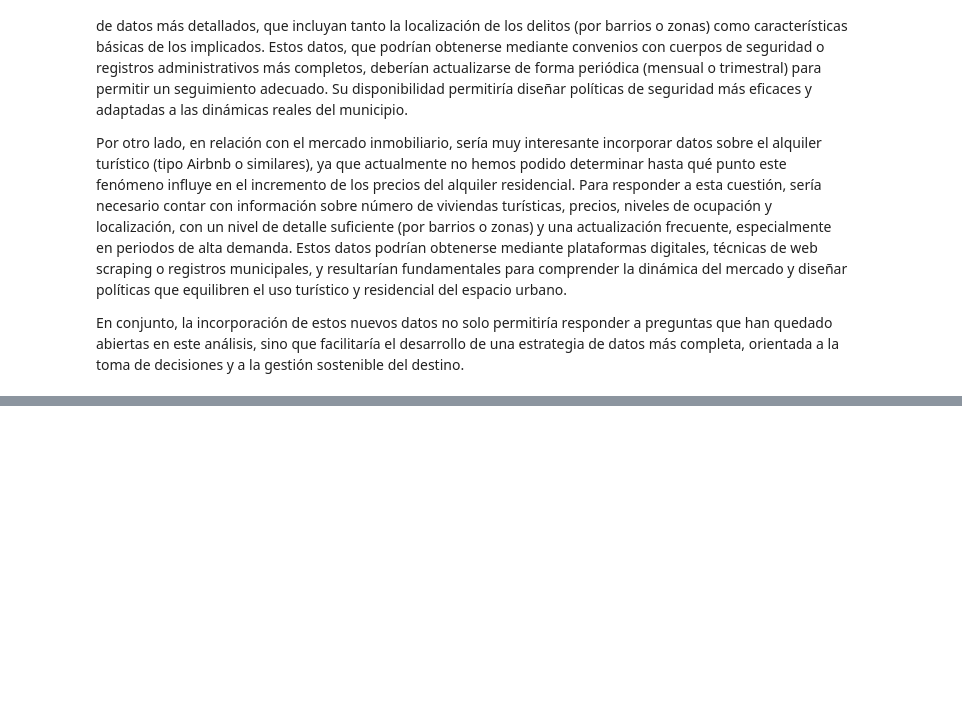
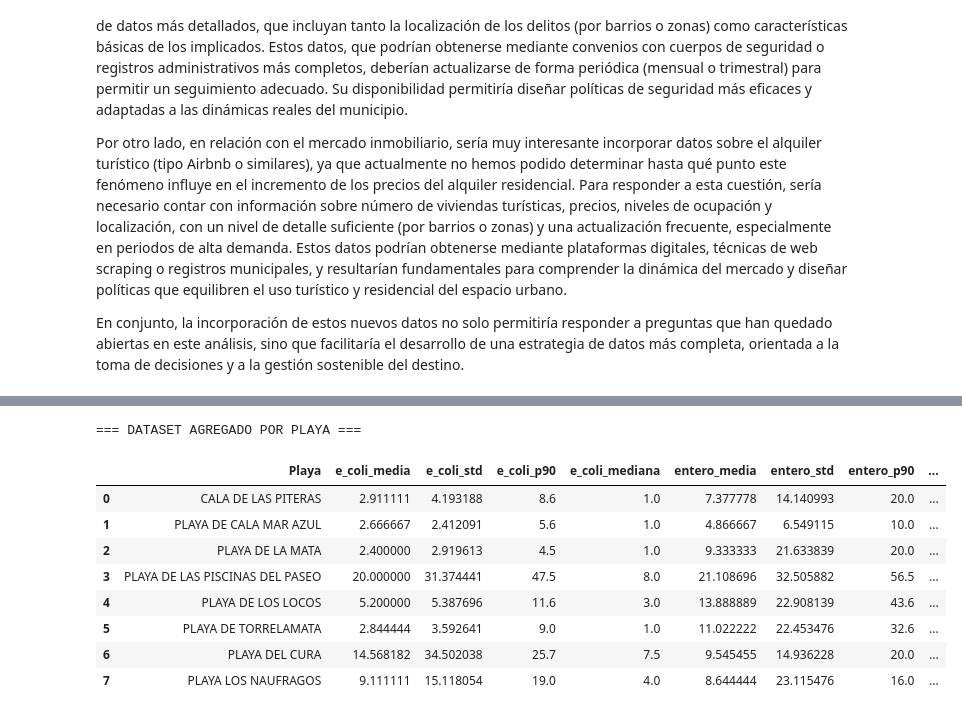
Before and after one commit to MalenaSancho/Turismo-Mineria-Datos, a Jupyter notebook: RETOS/RETO_4.ipynb, the cells around one changed output, grey strips where cells are left out. Cells and saved outputs as stored; diff of their text form; code cells hidden in the pictures; blank space fills up the shorter version.

Commit message:
Subido reto 4 completo y estructura de las carpetas mejorada (división de datasets y de retos)

```diff
--- a/RETOS/RETO_4.ipynb
+++ b/RETOS/RETO_4.ipynb
@@ -24,6 +25,20 @@ import undetected_chromedriver as uc # Selenium optimizado para evitar la detecc
 # Utilidades del sistema y archivos
 import time                     # Manejo de pausas, retardos y tiempos de ejecución
 import csv                      # Lectura y escritura de archivos en formato CSV
+
+import pandas as pd
+import numpy as np
+import matplotlib.pyplot as plt
+import seaborn as sns
+
+from sklearn.preprocessing import StandardScaler
+from sklearn.cluster import KMeans
+from sklearn.tree import DecisionTreeClassifier, plot_tree, export_text
+from sklearn.metrics import silhouette_score
+
+# Opcional: para mostrar tablas más limpias
+pd.set_option('display.max_columns', None)
+pd.set_option('display.width', 1000)
 # %% [markdown]
 ## 1. Introducción y planteamiento del problema
 
@@ -2496,0 +2530,53 @@ En conjunto, la incorporación de estos nuevos datos no solo permitiría respond
+# %%
+'''
+=========================================================
+ 1. CONSTRUCCIÓN DE VARIABLES AGREGADAS POR PLAYA
+=========================================================
+Como queremos agrupar playas, no muestras individuales, resumimos el comportamiento de cada playa mediante
+estadísticas descriptivas.
+
+Para E. coli y Enterococos, vamos a calcular:
+  - media
+  - desviación típica
+  - percentil 90
+  - mediana
+
+Estas variables resumen:
+  - nivel típico
+  - variabilidad
+  - presencia de episodios altos/picos
+'''
+df_playas_cluster = (
+    df_calidad_playas
+    .groupby('Playa')
+    .agg(
+        e_coli_media=('E_Coli (UFC/100 mL)', 'mean'),
+        e_coli_std=('E_Coli (UFC/100 mL)', 'std'),
+        e_coli_p90=('E_Coli (UFC/100 mL)', lambda x: x.quantile(0.90)),
+        e_coli_mediana=('E_Coli (UFC/100 mL)', 'median'),
+
+        entero_media=('Enterococo (NMP/100 mL)', 'mean'),
+        entero_std=('Enterococo (NMP/100 mL)', 'std'),
+        entero_p90=('Enterococo (NMP/100 mL)', lambda x: x.quantile(0.90)),
+        entero_mediana=('Enterococo (NMP/100 mL)', 'median')
+    )
+    .reset_index()
+)
+
+# Si alguna desviación típica sale NaN (por ejemplo, porque solo hubiera
+# una observación en alguna playa), la sustituimos por 0.
+df_playas_cluster = df_playas_cluster.fillna(0)
+
+print("=== DATASET AGREGADO POR PLAYA ===")
+display(df_playas_cluster)
+# %% [output]
+=== DATASET AGREGADO POR PLAYA ===
+|  | Playa | e_coli_media | e_coli_std | e_coli_p90 | e_coli_mediana | entero_media | entero_std | entero_p90 | ... |
+| 0 | CALA DE LAS PITERAS | 2.911111 | 4.193188 | 8.6 | 1.0 | 7.377778 | 14.140993 | 20.0 | ... |
+| 1 | PLAYA DE CALA MAR AZUL | 2.666667 | 2.412091 | 5.6 | 1.0 | 4.866667 | 6.549115 | 10.0 | ... |
+| 2 | PLAYA DE LA MATA | 2.400000 | 2.919613 | 4.5 | 1.0 | 9.333333 | 21.633839 | 20.0 | ... |
+| 3 | PLAYA DE LAS PISCINAS DEL PASEO | 20.000000 | 31.374441 | 47.5 | 8.0 | 21.108696 | 32.505882 | 56.5 | ... |
+| 4 | PLAYA DE LOS LOCOS | 5.200000 | 5.387696 | 11.6 | 3.0 | 13.888889 | 22.908139 | 43.6 | ... |
+| 5 | PLAYA DE TORRELAMATA | 2.844444 | 3.592641 | 9.0 | 1.0 | 11.022222 | 22.453476 | 32.6 | ... |
+| 6 | PLAYA DEL CURA | 14.568182 | 34.502038 | 25.7 | 7.5 | 9.545455 | 14.936228 | 20.0 | ... |
+| 7 | PLAYA LOS NAUFRAGOS | 9.111111 | 15.118054 | 19.0 | 4.0 | 8.644444 | 23.115476 | 16.0 | ... |
```
Also changed, not shown: parts of 19 cells of this notebook.
